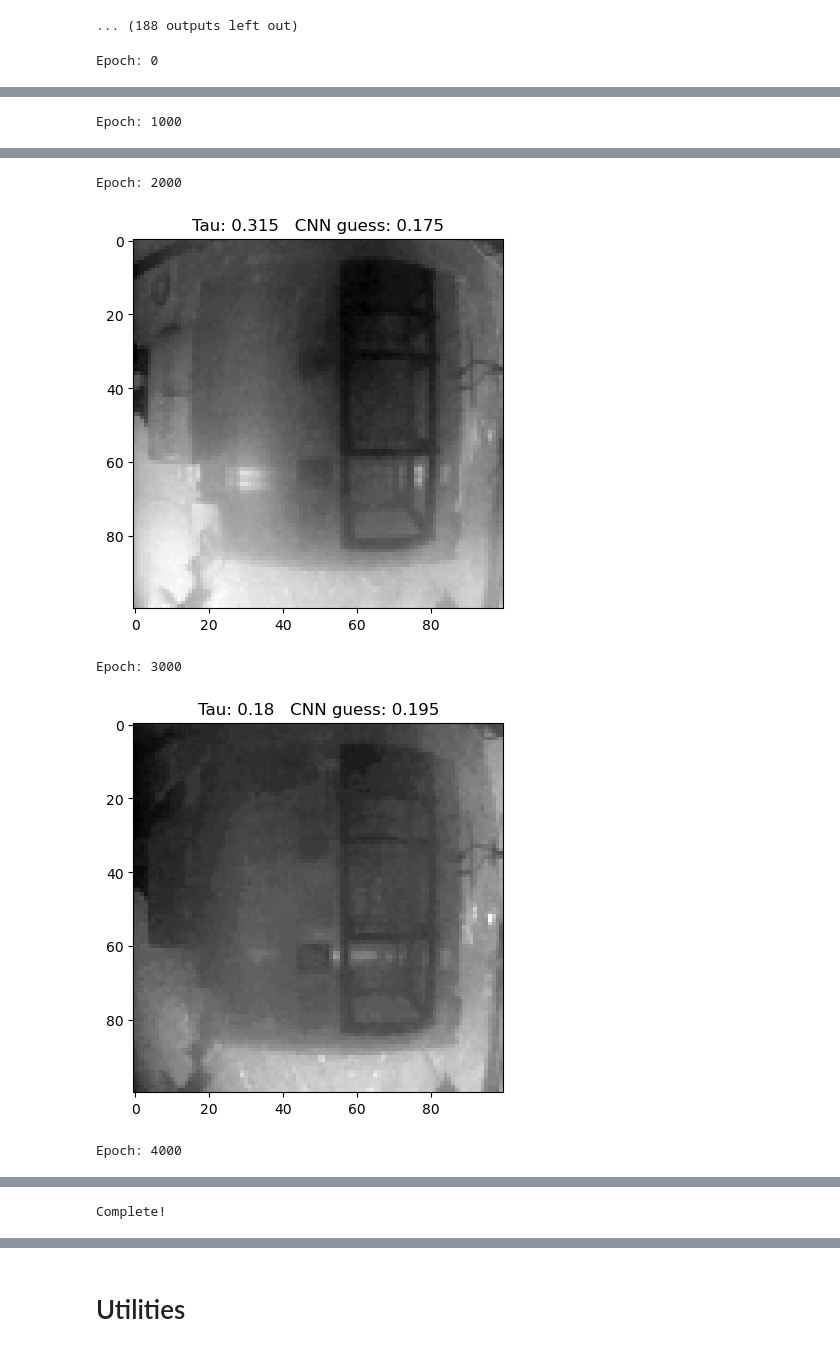
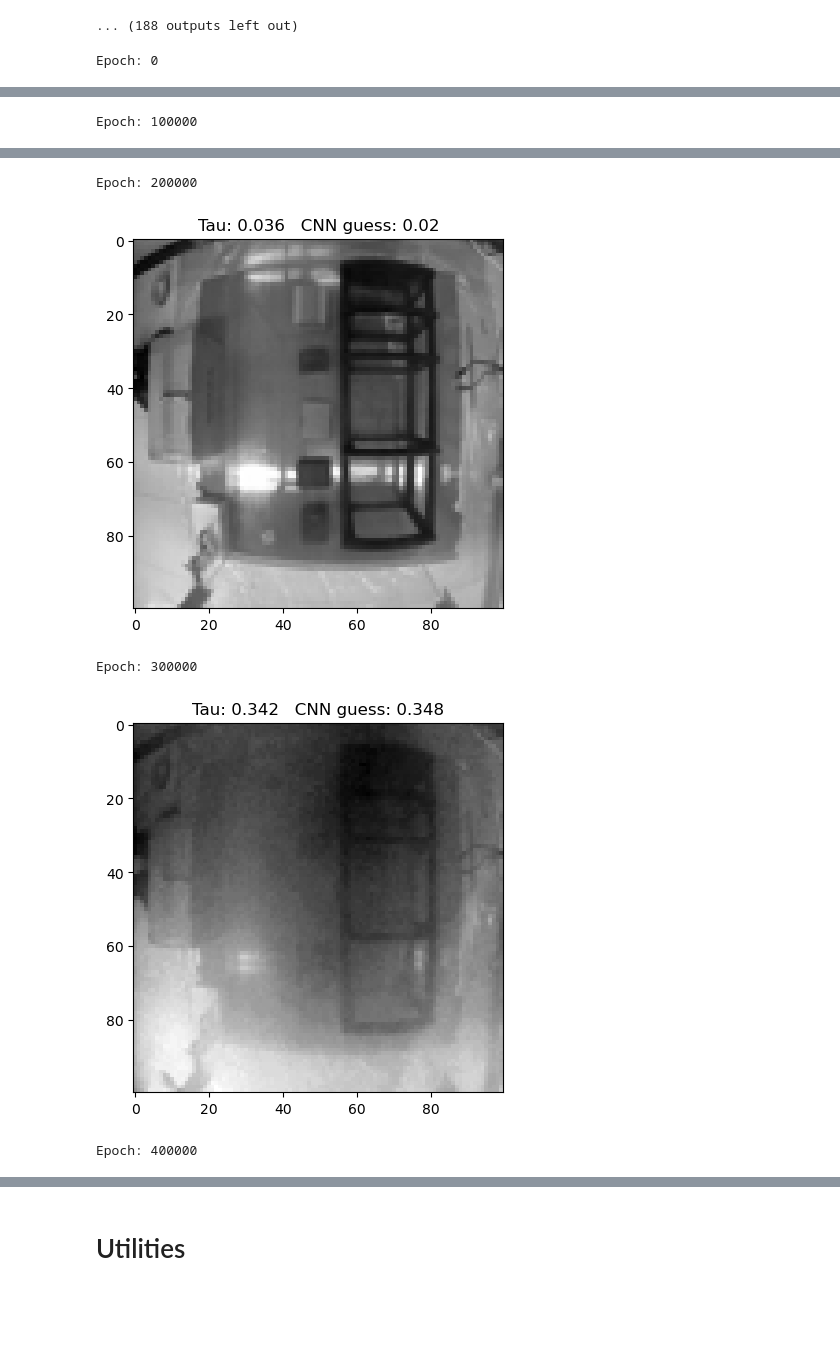
Before and after one commit to alexandercushen/ARC-LIGHT, a Jupyter notebook: optical_depth_cnn.ipynb, the cells around one changed output, grey strips where cells are left out. Drawn from its saved outputs; the diff is of its cells as text; code cells hidden in the pictures; blank space fills up the shorter version.

```diff
--- a/optical_depth_cnn.ipynb
+++ b/optical_depth_cnn.ipynb
@@ -103,8 +103,8 @@ RGB
 # Define hyperparameters
 device = 'cuda' if torch.cuda.is_available() else 'cpu'
 myseed = 44
-lr = 1e-5
-n_epochs = 50000
+lr = 1e-2
+n_epochs = 500000
 plot_every = n_epochs/5
 
 # Convert training data to tensors
@@ -114,13 +114,11 @@ tau_tensor = torch.tensor(np.reshape(tau_ls, (len(tau_ls),1))).float().to(device
 torch.manual_seed(myseed)
 
 # Define CNN
-hidden = 128
-hidden2 = 128
+hidden = 16
+hidden2 = 16
 
 model = nn.Sequential(
   nn.Linear(size**2, hidden),
-  nn.ReLU(),
-  nn.Linear(hidden, hidden2),
   nn.ReLU(),
   nn.Linear(hidden2, hidden2),
   nn.Sigmoid(),
@@ -136,7 +134,7 @@ losses_plot=[]
 # Begin training loop
 for epoch in range(n_epochs):
 
-    num = random.randint(0,len(im_ls)-1)
+    num = random.randint(0,len(im_ls)-6)
     model.train()
     yhat = model(im_tensor[num])
 
@@ -159,5 +157,15 @@ plt.plot(losses_plot)
 plt.xlabel("Epoch number")
 plt.yscale("log")
 plt.show()
+
+# begin testing:
+error_ls=[]
+for i in range(len(im_ls)-6,len(im_ls)):
+    yhat = model(im_tensor[i])
+    error_ls.append(mse_loss(tau_tensor[i], yhat).detach().numpy().item())
+    im=plt.imshow(im_ls[i],cmap="grey")
+    plt.title(str("Tau: "+str(round(tau_ls[i],3))+"   CNN guess: "+str(round(yhat.detach().numpy().item(),3))))
+    plt.show()
+print(np.average(error_ls))
 # %% [output]
 Epoch: 0
@@ -165 +173 @@ Epoch: 0
-Epoch: 1000
+Epoch: 100000
@@ -167,5 +175,5 @@ Epoch: 1000
-Epoch: 2000
+Epoch: 200000
-[figure, old version]
+[figure, new version]
-Epoch: 3000
+Epoch: 300000
-[figure, old version]
+[figure, new version]
-Epoch: 4000
+Epoch: 400000
@@ -173 +180,0 @@ Epoch: 4000
-Complete!
```
Also changed, not shown: parts of 1 cell of this notebook.
